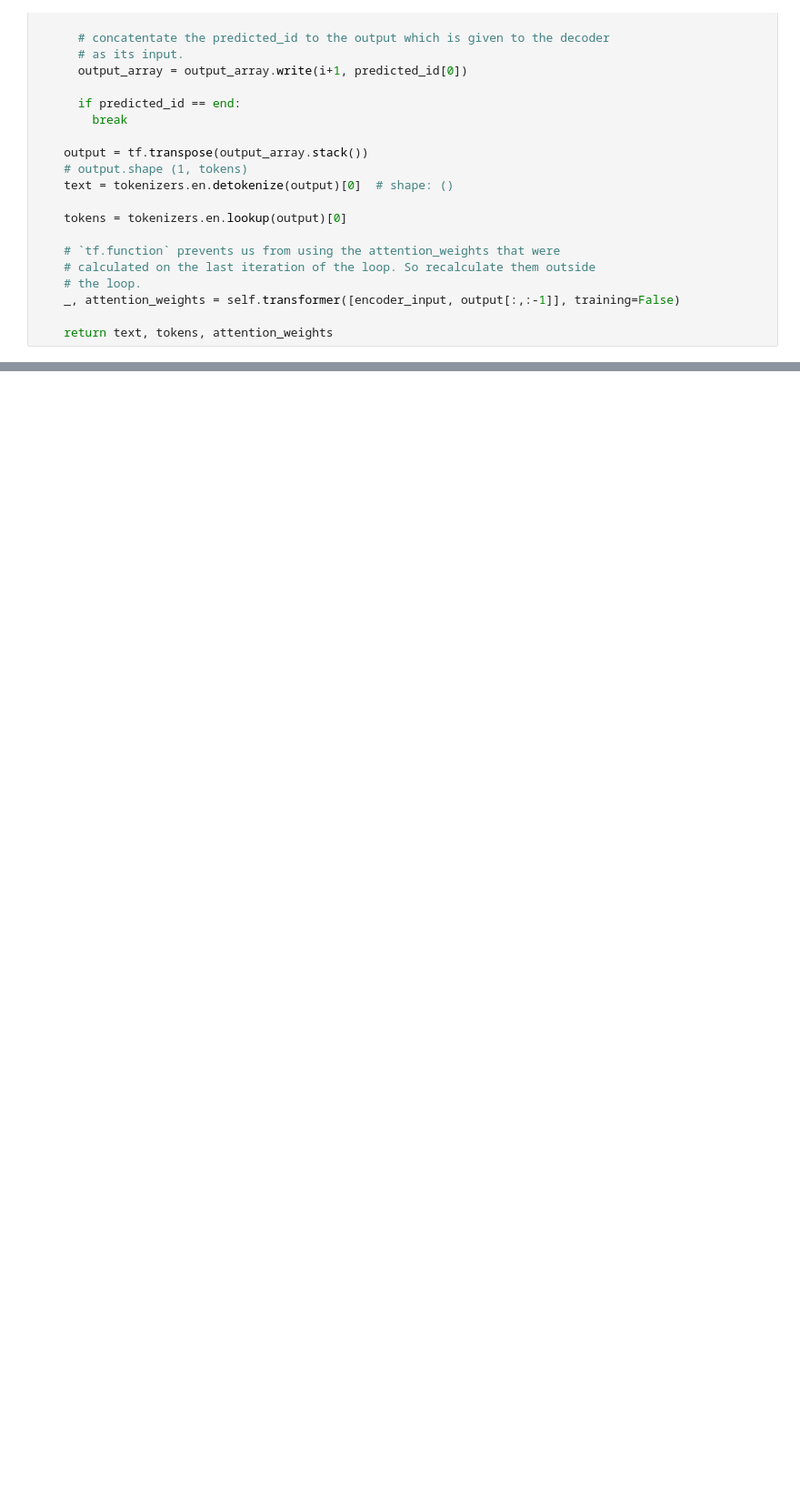
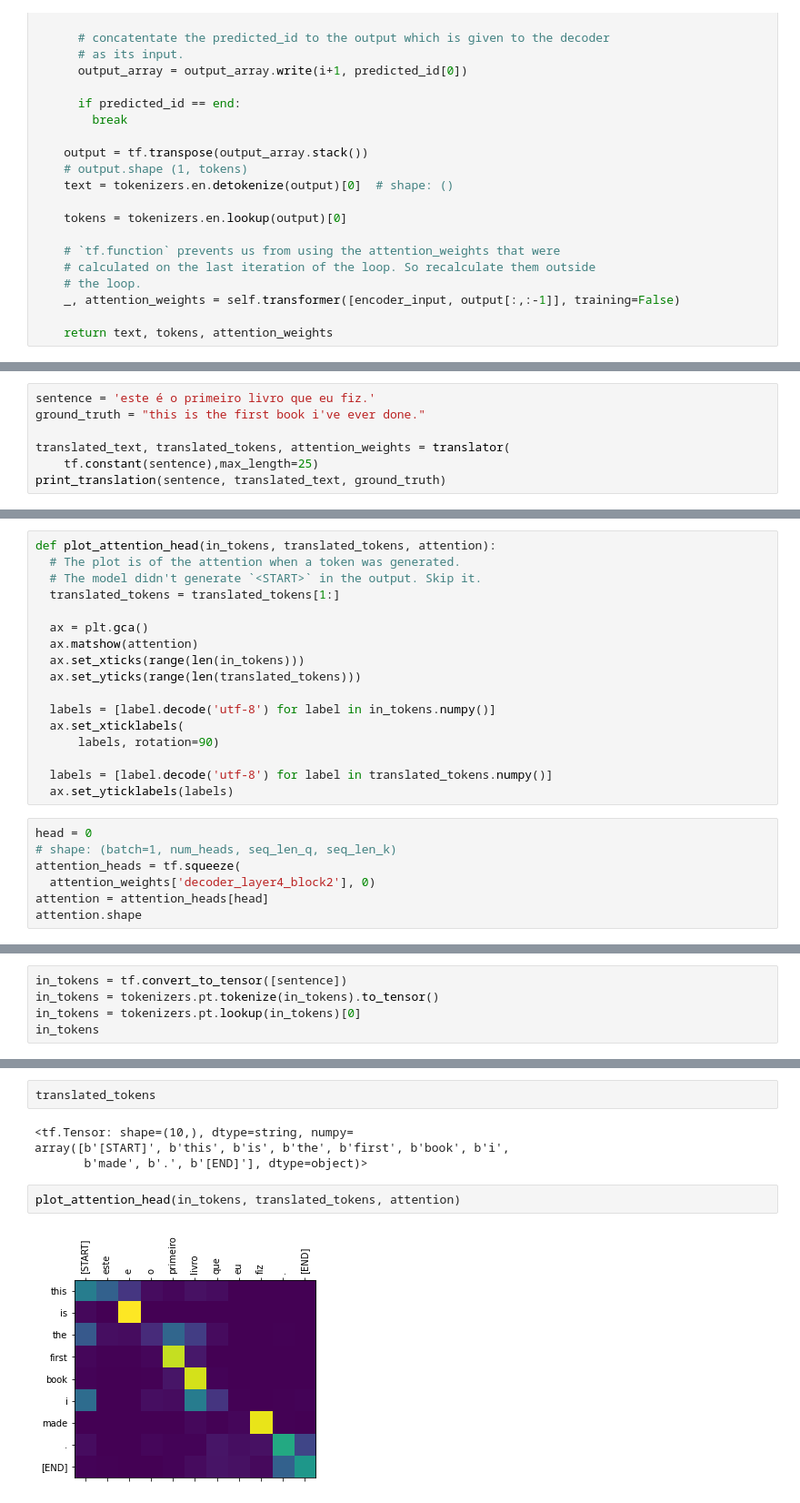
Before and after one commit to akashghimireOfficial/NLP_TRANSLATION_WITH_BERT_FROM_SCRATCH, a Jupyter notebook: BERT.ipynb, the cells around one changed output, grey strips where cells are left out. Shown: that part at 91% size. Cells and saved outputs as stored; diff of their text form; blank space fills up the shorter version.

```diff
--- a/BERT.ipynb
+++ b/BERT.ipynb
@@ -1084,0 +1133,7 @@ translated_text
+# %%
+sentence = 'este é o primeiro livro que eu fiz.'
+ground_truth = "this is the first book i've ever done."
+
+translated_text, translated_tokens, attention_weights = translator(
+    tf.constant(sentence),max_length=25)
+print_translation(sentence, translated_text, ground_truth)
@@ -1084,0 +1144,24 @@ translated_text
+# %%
+def plot_attention_head(in_tokens, translated_tokens, attention):
+  # The plot is of the attention when a token was generated.
+  # The model didn't generate `<START>` in the output. Skip it.
+  translated_tokens = translated_tokens[1:]
+
+  ax = plt.gca()
+  ax.matshow(attention)
+  ax.set_xticks(range(len(in_tokens)))
+  ax.set_yticks(range(len(translated_tokens)))
+
+  labels = [label.decode('utf-8') for label in in_tokens.numpy()]
+  ax.set_xticklabels(
+      labels, rotation=90)
+
+  labels = [label.decode('utf-8') for label in translated_tokens.numpy()]
+  ax.set_yticklabels(labels)
+# %%
+head = 0
+# shape: (batch=1, num_heads, seq_len_q, seq_len_k)
+attention_heads = tf.squeeze(
+  attention_weights['decoder_layer4_block2'], 0)
+attention = attention_heads[head]
+attention.shape
@@ -1084,0 +1170,5 @@ translated_text
+# %%
+in_tokens = tf.convert_to_tensor([sentence])
+in_tokens = tokenizers.pt.tokenize(in_tokens).to_tensor()
+in_tokens = tokenizers.pt.lookup(in_tokens)[0]
+in_tokens
@@ -1084,0 +1179,10 @@ translated_text
+# %%
+translated_tokens
+# %% [output]
+<tf.Tensor: shape=(10,), dtype=string, numpy=
+array([b'[START]', b'this', b'is', b'the', b'first', b'book', b'i',
+       b'made', b'.', b'[END]'], dtype=object)>
+# %%
+plot_attention_head(in_tokens, translated_tokens, attention)
+# %% [output]
+[figure, added]
```
Also changed, not shown: parts of 29 cells of this notebook, 22 other files.
